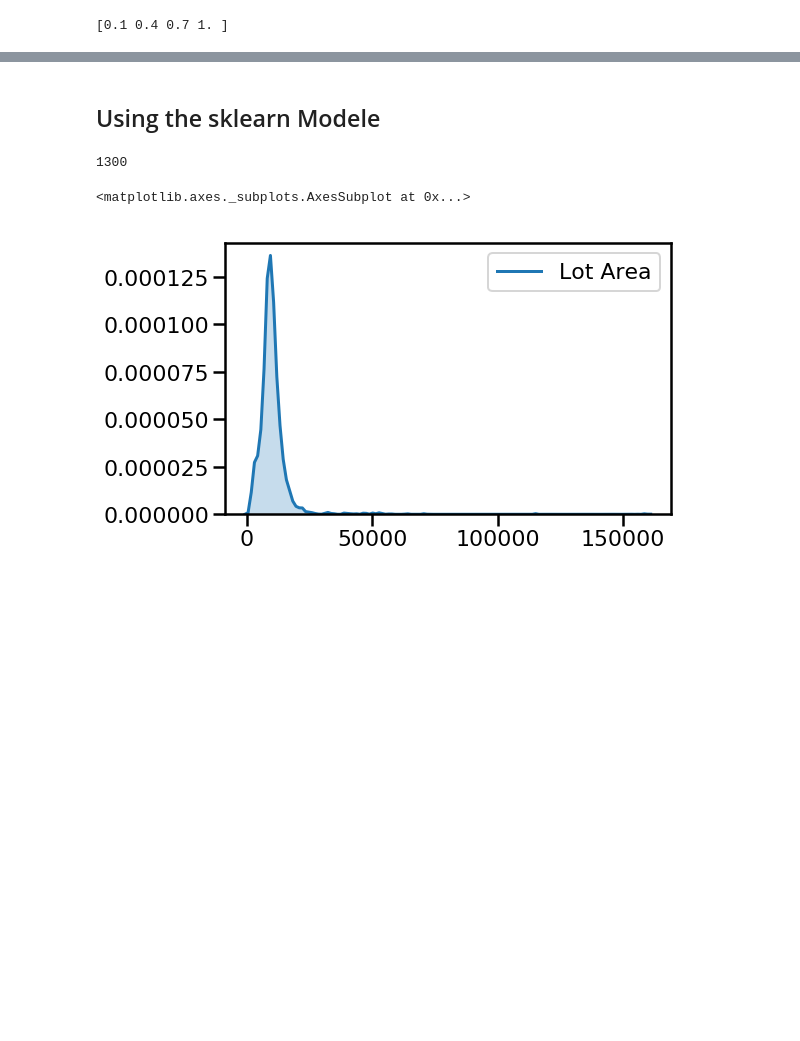
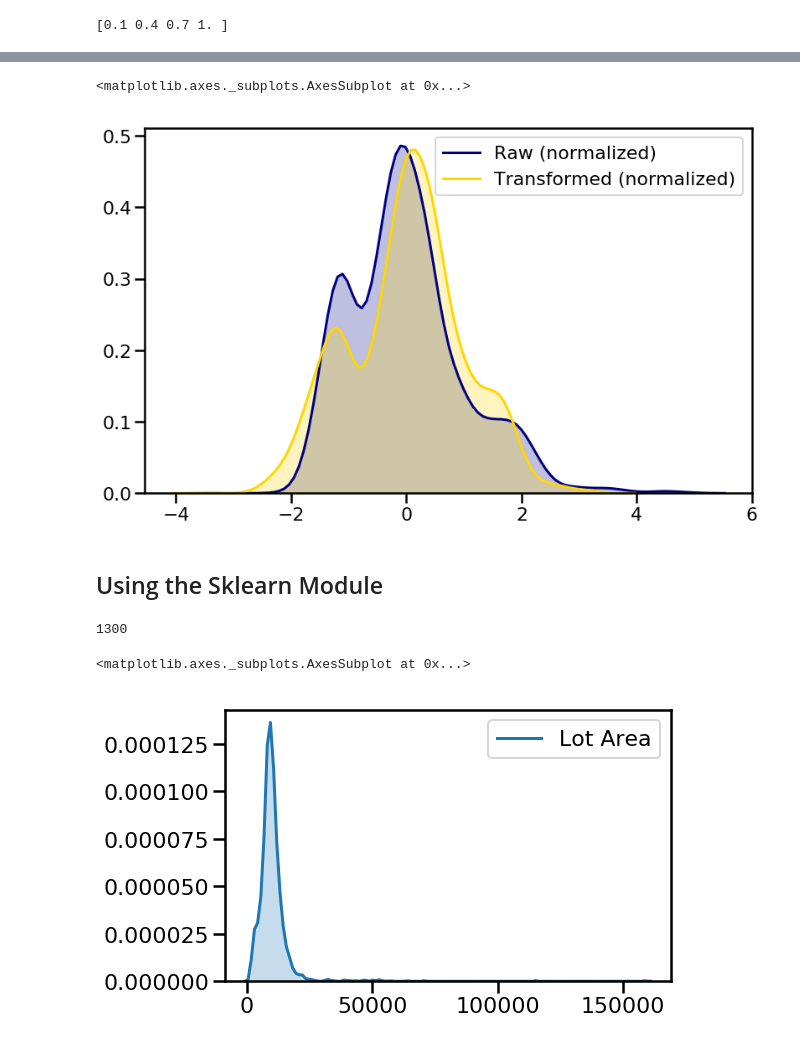
Before and after one commit to froggie901/sklearn_powertransform, a Jupyter notebook: power_transformer.ipynb, the cells around one changed output, grey strips where cells are left out. Drawn from its saved outputs; the diff is of its cells as text; code cells hidden in the pictures; blank space fills up the shorter version.

```diff
--- a/power_transformer.ipynb
+++ b/power_transformer.ipynb
@@ -200,12 +215,14 @@ garage_area_xt_Z = ((garage_area_xt - garage_area_xt.mean()) / (garage_area_xt_s
 # %%
 # Changes in the KDE!
-
 plt.figure(figsize=(13,8))
 sns.set_context('poster')
-sns.kdeplot(garage_area_Z, shade=True, color='navy', label="Raw (normalizaied)")
+sns.kdeplot(garage_area_Z, shade=True, color='navy', label="Raw (normalized)")
 sns.kdeplot(garage_area_xt_Z, shade=True, color='gold', label="Transformed (normalized)")
+# %% [output]
+<matplotlib.axes._subplots.AxesSubplot at 0x...>
+[figure, added]
 # %% [markdown]
-## Using the sklearn Modele
+## Using the Sklearn Module
 # %%
 # Let's use two features...
 
```
Also changed, not shown: parts of 26 cells of this notebook, 1 other file.
